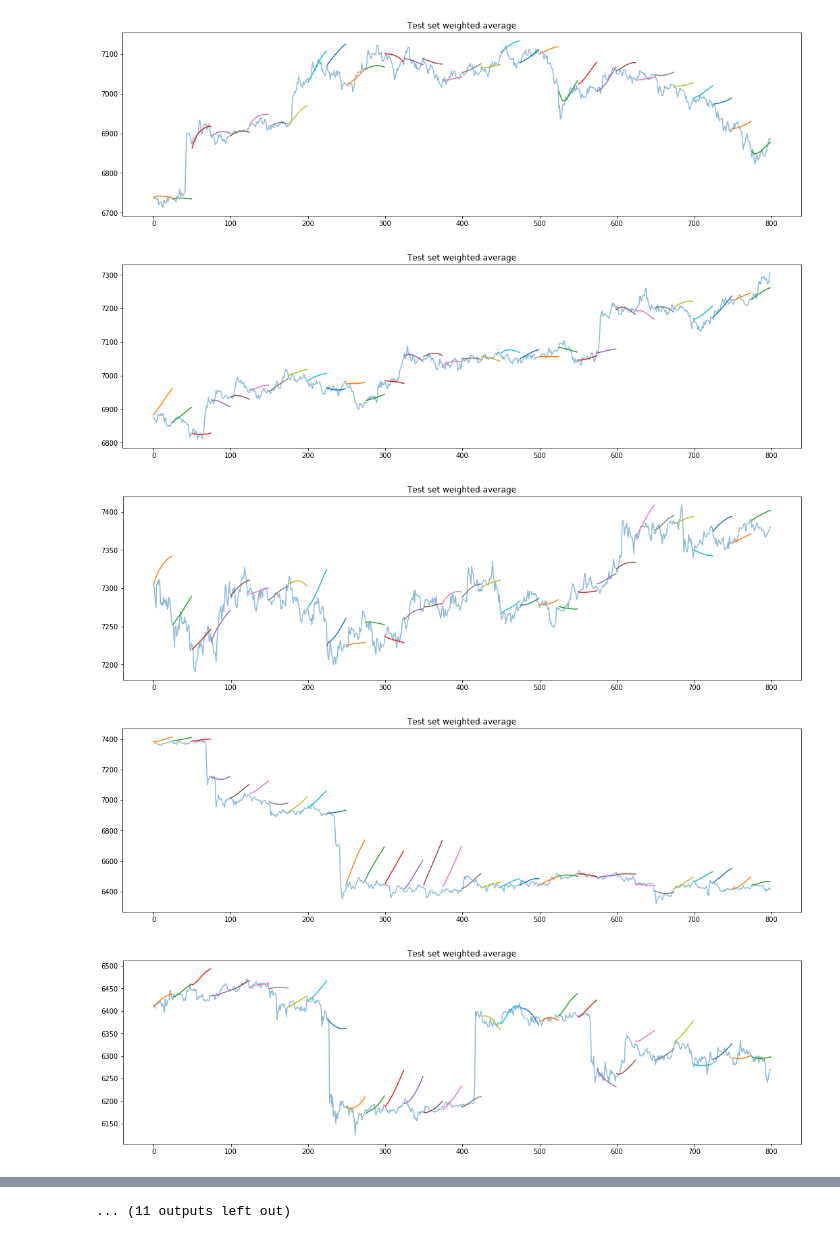
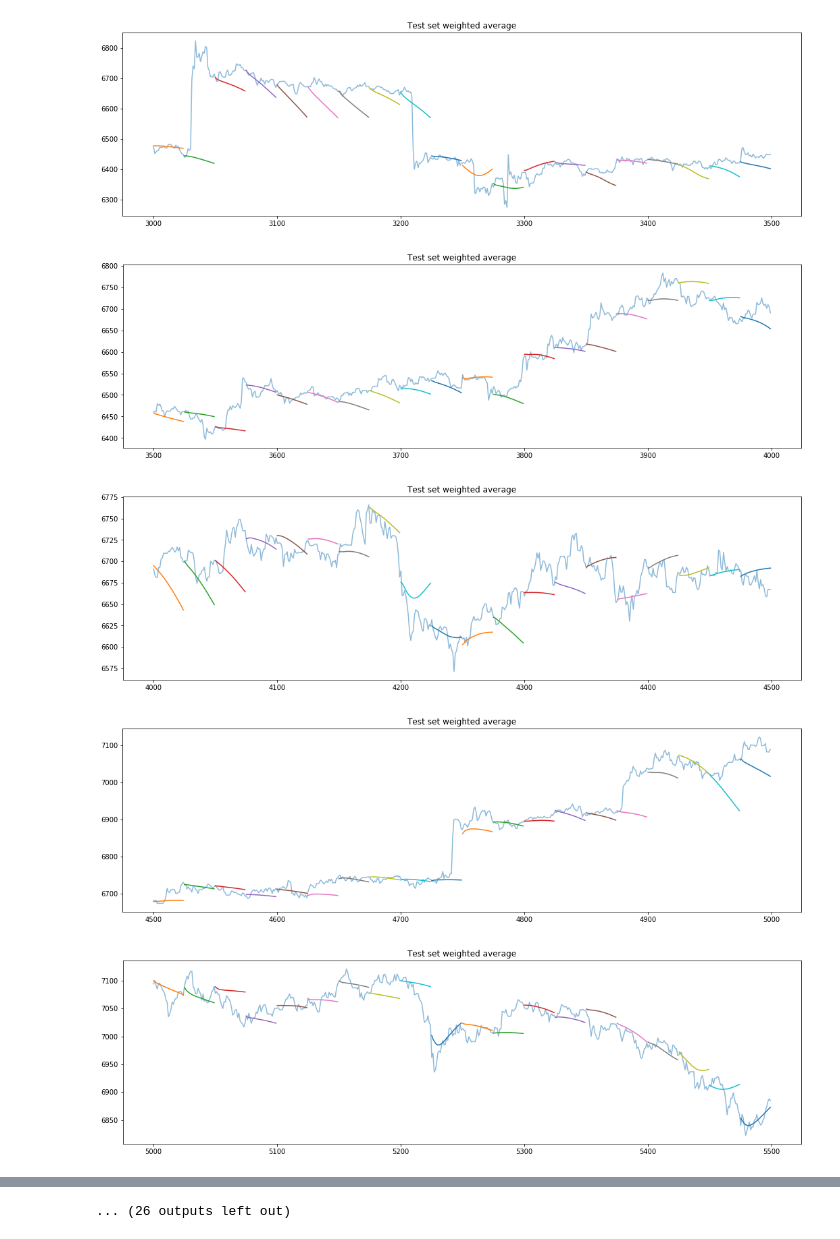
Before and after one commit to bana513/DeepLearningHomework, a Jupyter notebook: Learning.ipynb, the cells around one changed output, grey strips where cells are left out. Saved outputs shown, nothing was run; the diff lists cells and outputs as text; code cells hidden in the pictures.

Commit message:
paralell prediction, no autoencoder

```diff
--- a/Learning.ipynb
+++ b/Learning.ipynb
@@ -65,7 +57,7 @@ import pandas as pd
 # Data already downloaded
 # df = pd.read_csv("poloniex_usdt_btc_20170101_DOHLCV_300_indicators.csv", sep=";", index_col=None)
 
-df = pd.read_csv("poloniex_usdt_btc_20170101_DOHLCV_300.csv", sep=";", index_col=None)
+df = pd.read_csv("poloniex_usdt_btc_20170101_many_coins_300.csv", sep=";", index_col=None)
 
 df.head()
 # %% [output]
@@ -120,9 +112,8 @@ def makeXy(data, timesteps):
 # %%
 import numpy as np
 
-timestep = 150 # Make decision from last 'timestep' candles
-
 # Create training examples
+timestep = 250
 
 train_X, train_y = makeXy(dataset_train, timestep)
 valid_X, valid_y = makeXy(dataset_valid, timestep)
@@ -388,7 +375,7 @@ print(get_model_memory_usage(1024, model))
 # Setting up early stopping and weight saving on actually best solutions
 
 from keras.callbacks import EarlyStopping
-patience=10
+patience=5
 early_stopping=EarlyStopping(patience=patience, verbose=1)
 
 from keras.callbacks import ModelCheckpoint
@@ -497,7 +477,7 @@ print(pred_close.shape)
 # %%
 import matplotlib.pyplot as plt
 
-plot_length = 800
+plot_length = 500
 number_of_plots = predictions.shape[0] // plot_length
 
 for i in range(number_of_plots):
@@ -506,9 +486,9 @@ for i in range(number_of_plots):
     plt.title('Test set weighted average')
     start = i*plot_length
     end = (i+1)*plot_length
-    plt.plot(test_close[start:end], alpha=0.5)
+    plt.plot(range(start,end), test_close[start:end], alpha=0.5)
 #     plt.plot(test_close[start:end, 1], alpha=0.5)
     for k in range(start, end, prediction_range):
-        plt.plot([None for j in range(k-start)] + [x for x in pred_close[k:k+prediction_range]])
+        plt.plot(range(start,k+prediction_range), [None for j in range(k-start)] + [x for x in pred_close[k:k+prediction_range]])
     plt.show()
 # %% [output]
@@ -521,5 +501,5 @@ for i in range(number_of_plots):
-[figure, old version]
+[figure, new version]
-[figure, old version]
+[figure, new version]
-[figure, old version]
+[figure, new version]
-[figure, old version]
+[figure, new version]
-[figure, old version]
+[figure, new version]
@@ -527 +507 @@ for i in range(number_of_plots):
-... (11 outputs left out)
+... (26 outputs left out)
```
Also changed, not shown: parts of 18 cells of this notebook, 1 other file.
